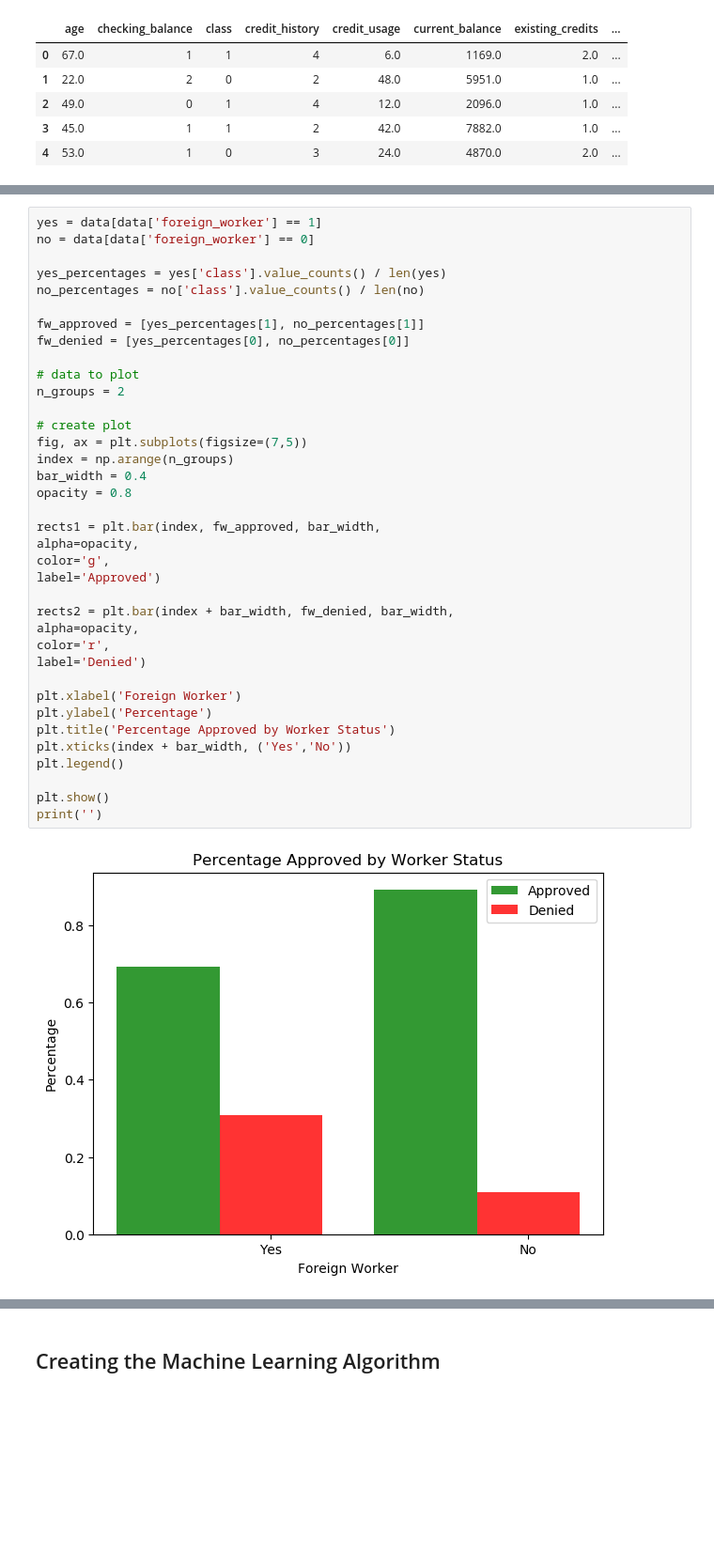
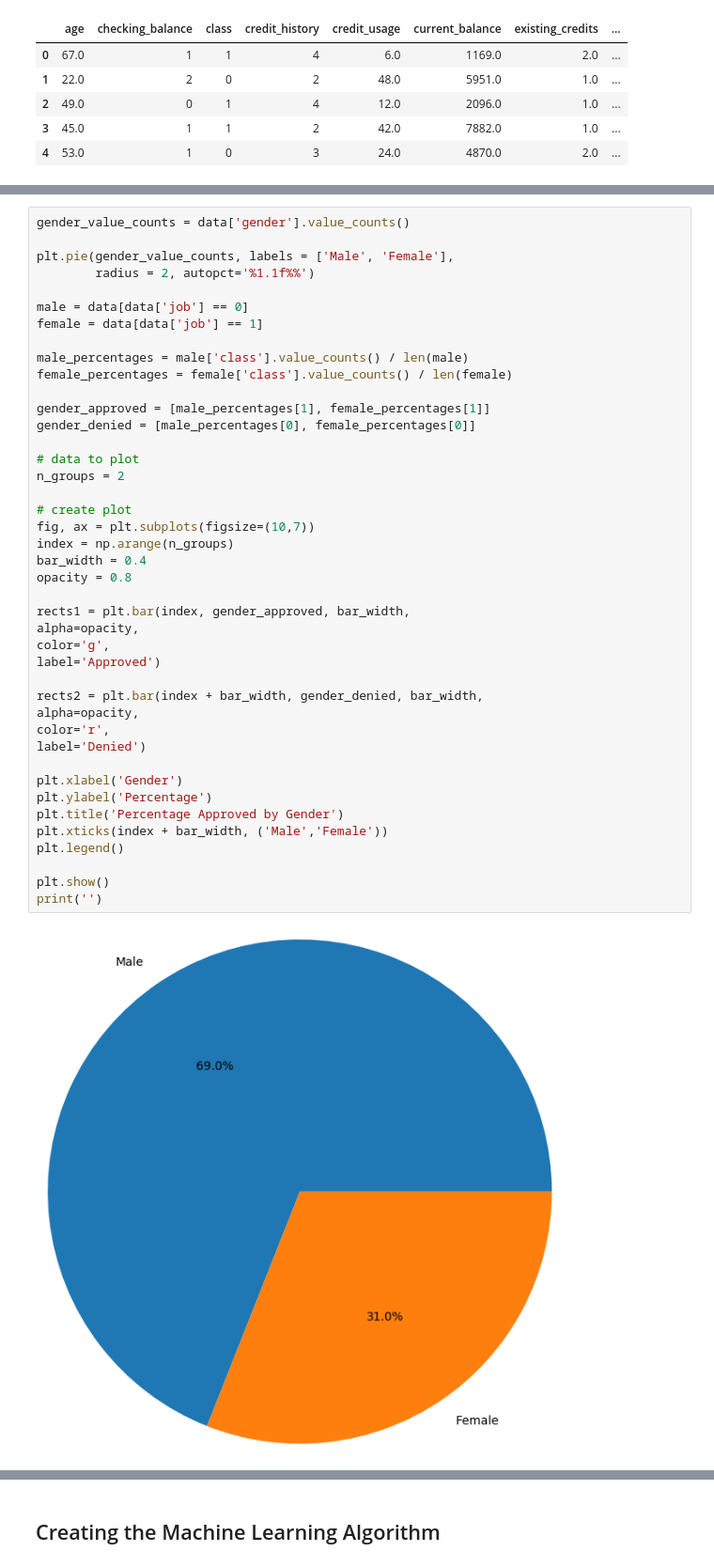
Before and after one commit to hanmaegeo/2019-datascience-project, a Jupyter notebook: Final Draft 1.ipynb, the cells around one changed output, grey strips where cells are left out. Shown at 94% size. Cells and saved outputs as stored; diff of their text form; blank space fills up the shorter version.

```diff
--- a/Final Draft 1.ipynb
+++ b/Final Draft 1.ipynb
@@ -273,39 +447,44 @@ Next, we will look at the relationship between the foreign_worker variable and c
 # %%
-yes = data[data['foreign_worker'] == 1]
-no = data[data['foreign_worker'] == 0]
+gender_value_counts = data['gender'].value_counts()
 
-yes_percentages = yes['class'].value_counts() / len(yes)
-no_percentages = no['class'].value_counts() / len(no)
+plt.pie(gender_value_counts, labels = ['Male', 'Female'],
+        radius = 2, autopct='%1.1f%%')
 
-fw_approved = [yes_percentages[1], no_percentages[1]]
-fw_denied = [yes_percentages[0], no_percentages[0]]
+male = data[data['job'] == 0]
+female = data[data['job'] == 1]
+
+male_percentages = male['class'].value_counts() / len(male)
+female_percentages = female['class'].value_counts() / len(female)
+
+gender_approved = [male_percentages[1], female_percentages[1]]
+gender_denied = [male_percentages[0], female_percentages[0]]
 
 # data to plot
 n_groups = 2
 
 # create plot
-fig, ax = plt.subplots(figsize=(7,5))
+fig, ax = plt.subplots(figsize=(10,7))
 index = np.arange(n_groups)
 bar_width = 0.4
 opacity = 0.8
 
-rects1 = plt.bar(index, fw_approved, bar_width,
+rects1 = plt.bar(index, gender_approved, bar_width,
 alpha=opacity,
 color='g',
 label='Approved')
 
-rects2 = plt.bar(index + bar_width, fw_denied, bar_width,
+rects2 = plt.bar(index + bar_width, gender_denied, bar_width,
 alpha=opacity,
 color='r',
 label='Denied')
 
-plt.xlabel('Foreign Worker')
+plt.xlabel('Gender')
 plt.ylabel('Percentage')
-plt.title('Percentage Approved by Worker Status')
-plt.xticks(index + bar_width, ('Yes','No'))
+plt.title('Percentage Approved by Gender')
+plt.xticks(index + bar_width, ('Male','Female'))
 plt.legend()
 
 plt.show()
 print('')
 # %% [output]
-[figure, old version]
+[figure, new version]
```
Also changed, not shown: parts of 83 cells of this notebook.
